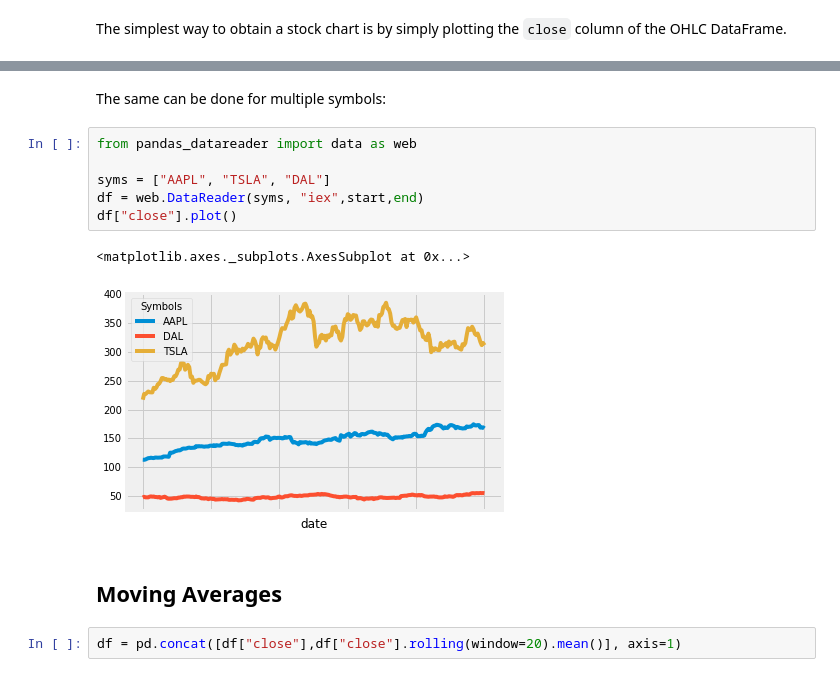
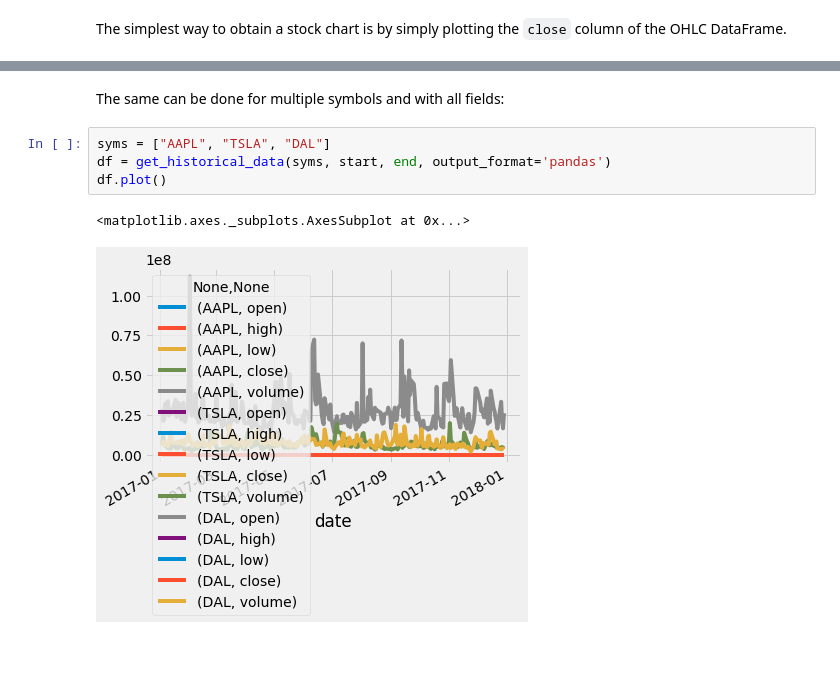
Before and after one commit to addisonlynch/iex-examples, a Jupyter notebook: examples/Plotting.ipynb, the cells around one changed output, grey strips where cells are left out. Drawn from its saved outputs; the diff is of its cells as text; blank space fills up the shorter version.

Commit message:
Updated all notebooks for iexfinance 0.4.0, removed iex market data

```diff
--- a/examples/Plotting.ipynb
+++ b/examples/Plotting.ipynb
@@ -23,15 +23,9 @@ df.plot(title="AAPL 2017 Chart")
 # %% [markdown]
-The same can be done for multiple symbols:
+The same can be done for multiple symbols and with all fields:
 # %%
-from pandas_datareader import data as web
-
 syms = ["AAPL", "TSLA", "DAL"]
-df = web.DataReader(syms, "iex",start,end)
-df["close"].plot()
+df = get_historical_data(syms, start, end, output_format='pandas')
+df.plot()
 # %% [output]
 <matplotlib.axes._subplots.AxesSubplot at 0x...>
-[figure, old version]
+[figure, new version]
-# %% [markdown]
-## Moving Averages
-# %%
-df = pd.concat([df["close"],df["close"].rolling(window=20).mean()], axis=1)
```
Also changed, not shown: parts of 3 cells of this notebook, 2 other files.
